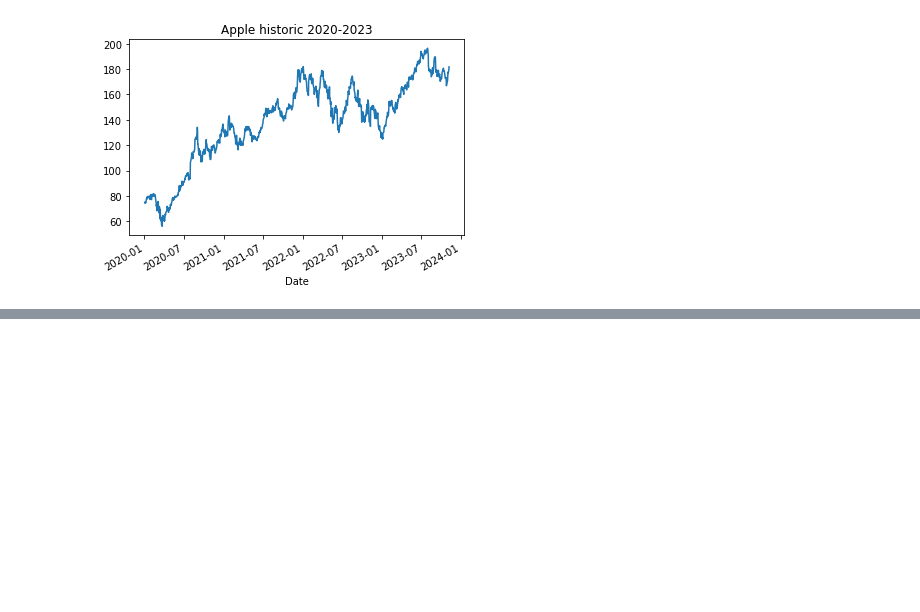
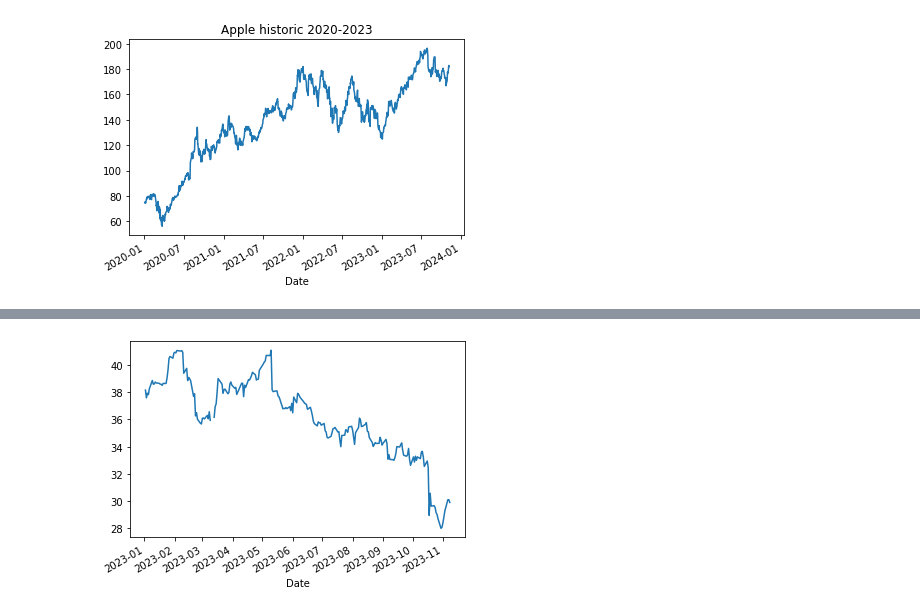
Before and after one commit to masterTrooperMx/PY_notebooks, a Jupyter notebook: STOCKS/yahoofin/yahooFin-notebook.ipynb, the cells around one changed output, grey strips where cells are left out. Drawn from its saved outputs; the diff is of its cells as text; code cells hidden in the pictures; blank space fills up the shorter version.

```diff
--- a/STOCKS/yahoofin/yahooFin-notebook.ipynb
+++ b/STOCKS/yahoofin/yahooFin-notebook.ipynb
@@ -96,0 +200,10 @@ fig.show()
+# %%
+# my portfolio
+# yf.download(tickers = symbol, start = start, end = end)
+symbol = ["GENIUS21.MX", "BIMBOA.MX", "HERDEZ.MX", "BOLSAA.MX", "IVVPESOISHRS.MX", "WALMEX.MX"]
+start = "2023-01-02"
+end = datetime.now().strftime("%Y-%m-%d")
+
+portfolio_df = yf.download(tickers=symbol, start = start, end = end)
+portfolio_df.head()
+portfolio_df.info()
@@ -96,0 +230,4 @@ fig.show()
+# %%
+BOLSA_df = portfolio_df.Close["BOLSAA.MX"]
+BOLSA_df.info()
+#BOLSA_df.head()
@@ -96,0 +253,5 @@ fig.show()
+# %%
+BOLSA_df.plot()
+plt.show()
+# %% [output]
+[figure, added]
```
Also changed, not shown: parts of 17 cells of this notebook, 1 other file.
